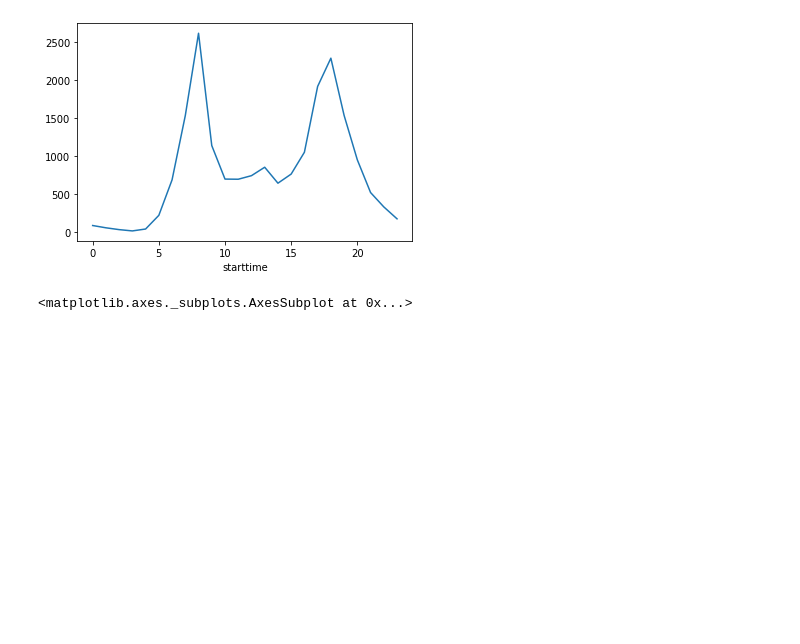
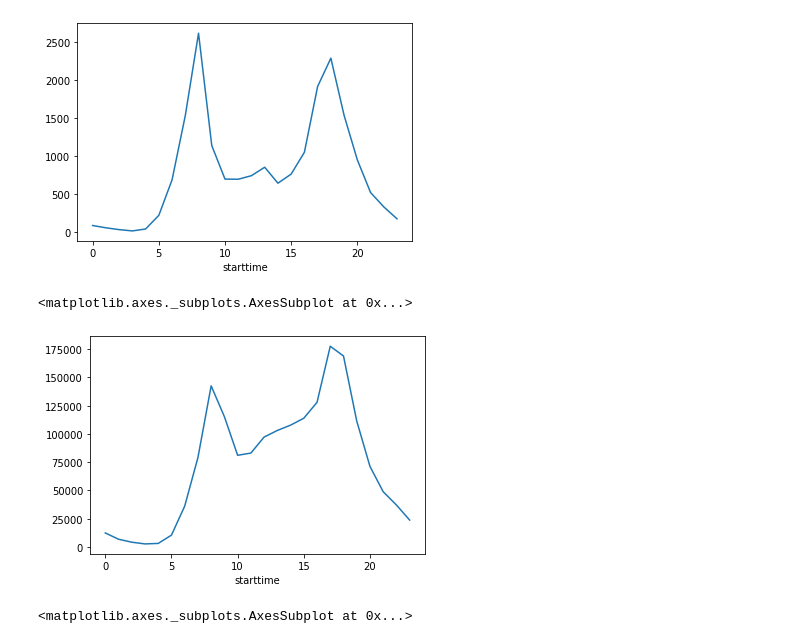
Before and after one commit to Data-Science-Link/project_bike_rental_analysis, a Jupyter notebook: scripts/workspace/Tin_Alex/EDA.ipynb, the cells around one changed output. Cells and saved outputs as stored; diff of their text form; code cells hidden in the pictures; blank space fills up the shorter version.

```diff
--- a/scripts/workspace/Tin_Alex/EDA.ipynb
+++ b/scripts/workspace/Tin_Alex/EDA.ipynb
@@ -19,5 +19,7 @@ https://www.citibikenyc.com/system-data/operating-reports
 df_names = ["df_201901", "df_201902", "df_201903", "df_201904", "df_201905", "df_201906",
               "df_201907", "df_201908", "df_201909", "df_201910", "df_201911", "df_201912",
               "df_202001", "df_202002", "df_202003", "df_202004", "df_202005"]
+# %%
+df_201904 = pd.read_csv('./tripdata/201904-citibike-tripdata.csv.zip')
 # %% [markdown]
 ## COVID
@@ -109,6 +105,16 @@ df_201901.groupby(by=[df_201901.starttime.dt.hour]).count()['bikeid'].plot()
 # %% [output]
 <matplotlib.axes._subplots.AxesSubplot at 0x...>
 [figure]
+# %%
+import matplotlib.pyplot as plt
+
+df_201904.starttime = pd.to_datetime(df_201904.starttime, format= "%Y-%m-%d %H:%M:%S")
+df_201904.stoptime = pd.to_datetime(df_201904.stoptime, format= "%Y-%m-%d %H:%M:%S")
+
+df_201904.groupby(by=[df_201904.starttime.dt.hour]).count()['bikeid'].plot()
+# %% [output]
+<matplotlib.axes._subplots.AxesSubplot at 0x...>
+[figure, added]
 # %%
 df_202003.starttime = pd.to_datetime(df_202003.starttime, format= "%Y-%m-%d %H:%M:%S")
 df_202003.stoptime = pd.to_datetime(df_202003.stoptime, format= "%Y-%m-%d %H:%M:%S")
```
Also changed, not shown: parts of 20 cells of this notebook, 2 other files.
